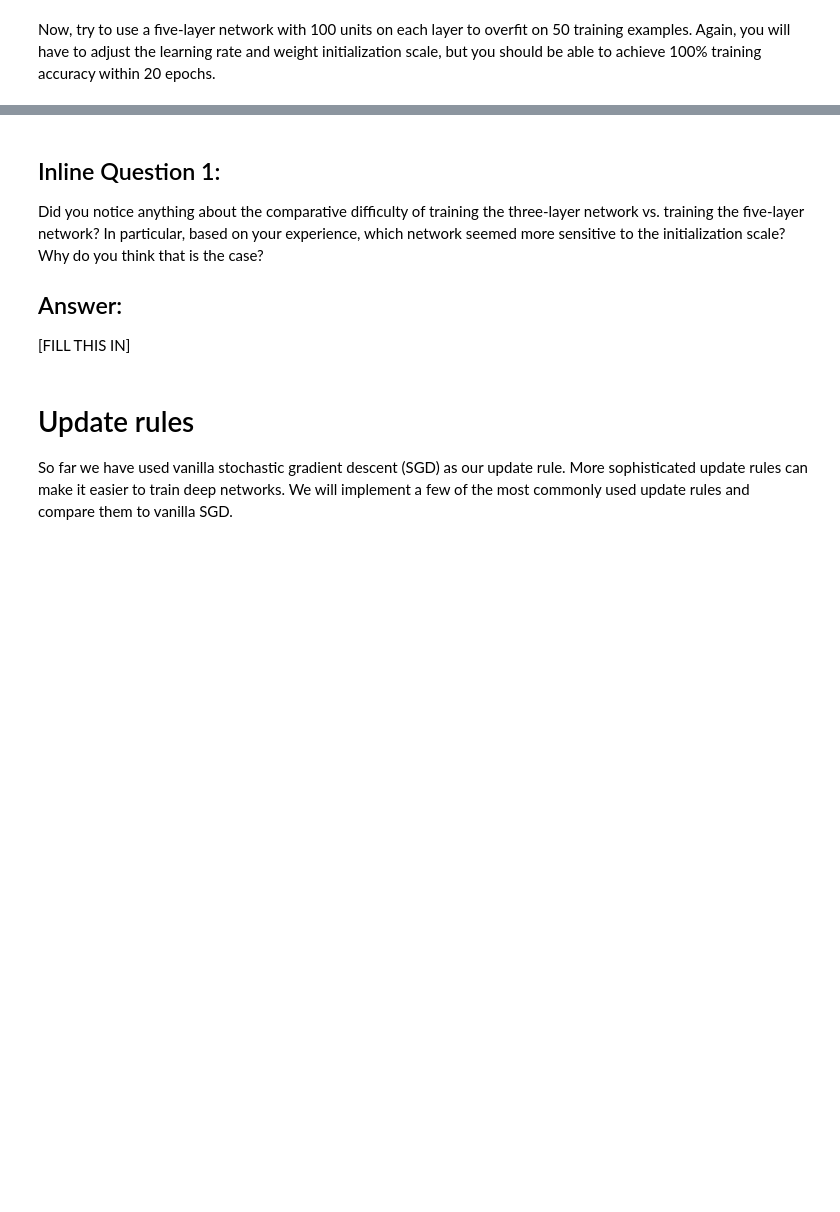
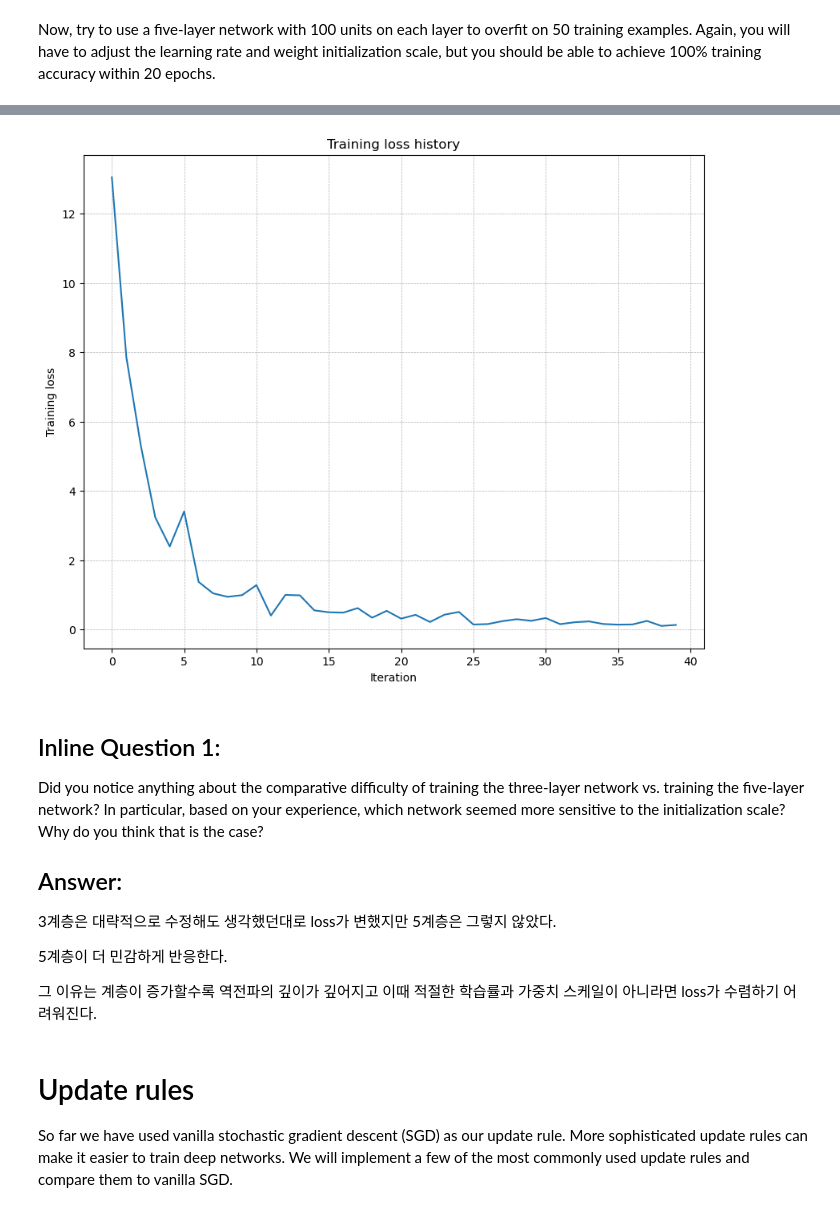
Before and after one commit to codingbus821/CS231n-Assignments, a Jupyter notebook: assignment1/FullyConnectedNets.ipynb, the cells around one changed output, grey strips where cells are left out. Saved outputs shown, nothing was run; the diff lists cells and outputs as text; code cells hidden in the pictures; blank space fills up the shorter version.

```diff
--- a/assignment1/FullyConnectedNets.ipynb
+++ b/assignment1/FullyConnectedNets.ipynb
@@ -149,8 +181,8 @@ small_data = {
   'y_val': data['y_val'],
 }
 
-learning_rate = 2e-3  # Experiment with this!
-weight_scale = 1e-5   # Experiment with this!
+learning_rate = 1e-3  # Experiment with this!
+weight_scale = 6e-2   # Experiment with this!
 
 
 model = FullyConnectedNet(
@@ -175,3 +207,4 @@ plt.xlabel('Iteration')
 plt.ylabel('Training loss')
 plt.grid(linestyle='--', linewidth=0.5)
 plt.show()
+# %% [output]
@@ -178,9 +228,14 @@ plt.show()
+[figure, added]
 # %% [markdown]
 ## Inline Question 1:
 Did you notice anything about the comparative difficulty of training the three-layer network vs. training the five-layer network? In particular, based on your experience, which network seemed more sensitive to the initialization scale? Why do you think that is the case?
 
 ## Answer:
-[FILL THIS IN]
+3계층은 대략적으로 수정해도 생각했던대로 loss가 변했지만 5계층은 그렇지 않았다.
+
+5계층이 더 민감하게 반응한다.
+
+그 이유는 계층이 증가할수록 역전파의 깊이가 깊어지고 이때 적절한 학습률과 가중치 스케일이 아니라면 loss가 수렴하기 어려워진다.
 # %% [markdown]
 # Update rules
 So far we have used vanilla stochastic gradient descent (SGD) as our update rule. More sophisticated update rules can make it easier to train deep networks. We will implement a few of the most commonly used update rules and compare them to vanilla SGD.
```
Also changed, not shown: parts of 5 cells of this notebook, 2 other files.
